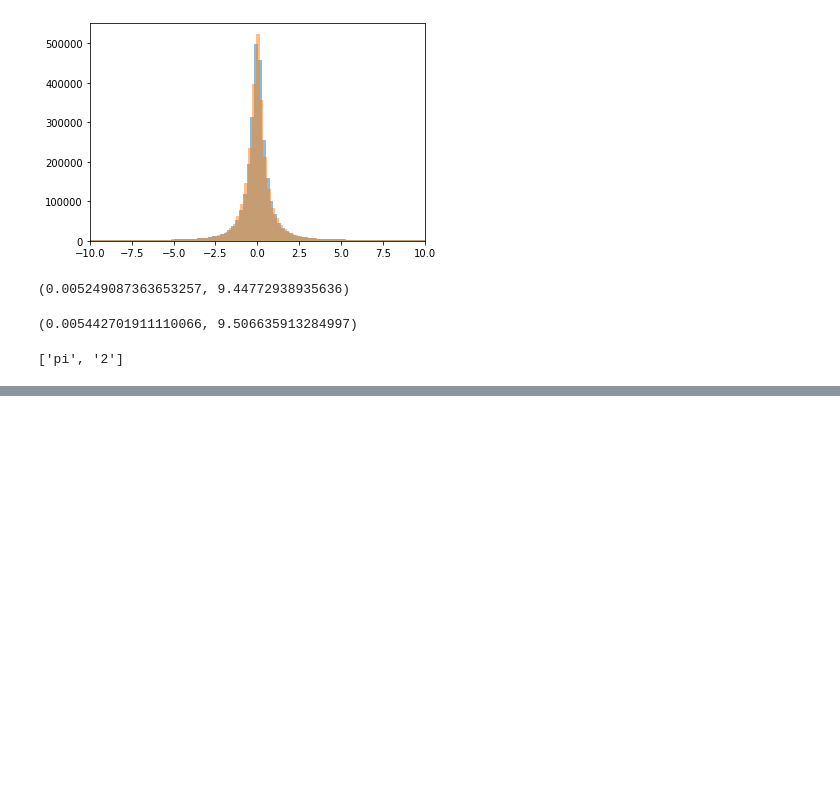
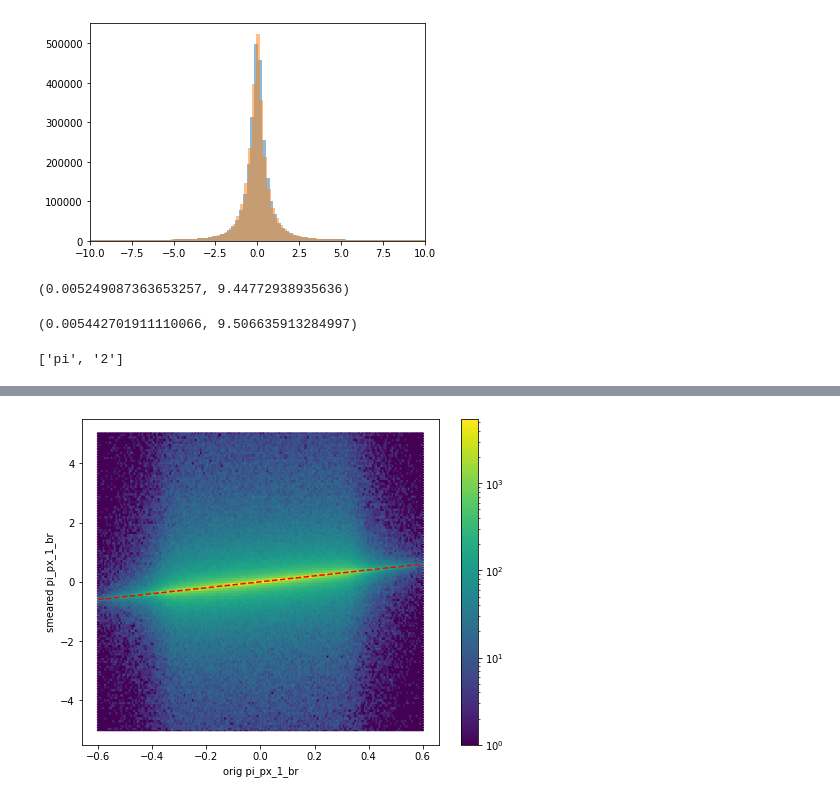
Before and after one commit to stanleyycheung/MSci-Project-HiggsTauTau, a Jupyter notebook: stanley/smearing.ipynb, the cells around one changed output, grey strips where cells are left out. Saved outputs shown, nothing was run; the diff lists cells and outputs as text; code cells hidden in the pictures; blank space fills up the shorter version.

```diff
--- a/stanley/smearing.ipynb
+++ b/stanley/smearing.ipynb
@@ -235,0 +555,13 @@ a.split('_')
+# %%
+d = pd_combined.pi_px_1_br
+d = d[(d.iloc[:,0]<0.6) & (d.iloc[:,0]>-0.6) & (d.iloc[:,1]<5) & (d.iloc[:,1]>-5)]
+plt.figure(figsize=(8,6))
+plt.hexbin(d.iloc[:,0], d.iloc[:,1], cmap='viridis', mincnt=None, gridsize=200, bins='log')
+plt.plot(np.linspace(-0.6, 0.6), np.linspace(-0.6, 0.6), '--r')
+plt.xlabel('orig pi_px_1_br')
+plt.ylabel('smeared pi_px_1_br')
+plt.colorbar()
+plt.savefig('/home/hep/shc3117/MSci-Project-HiggsTauTau/shared/smearing/fig/pi_px_1_br_hexbin')
+plt.show()
+# %% [output]
+[figure, added]
```
Also changed, not shown: parts of 40 cells of this notebook, 5 other files.
